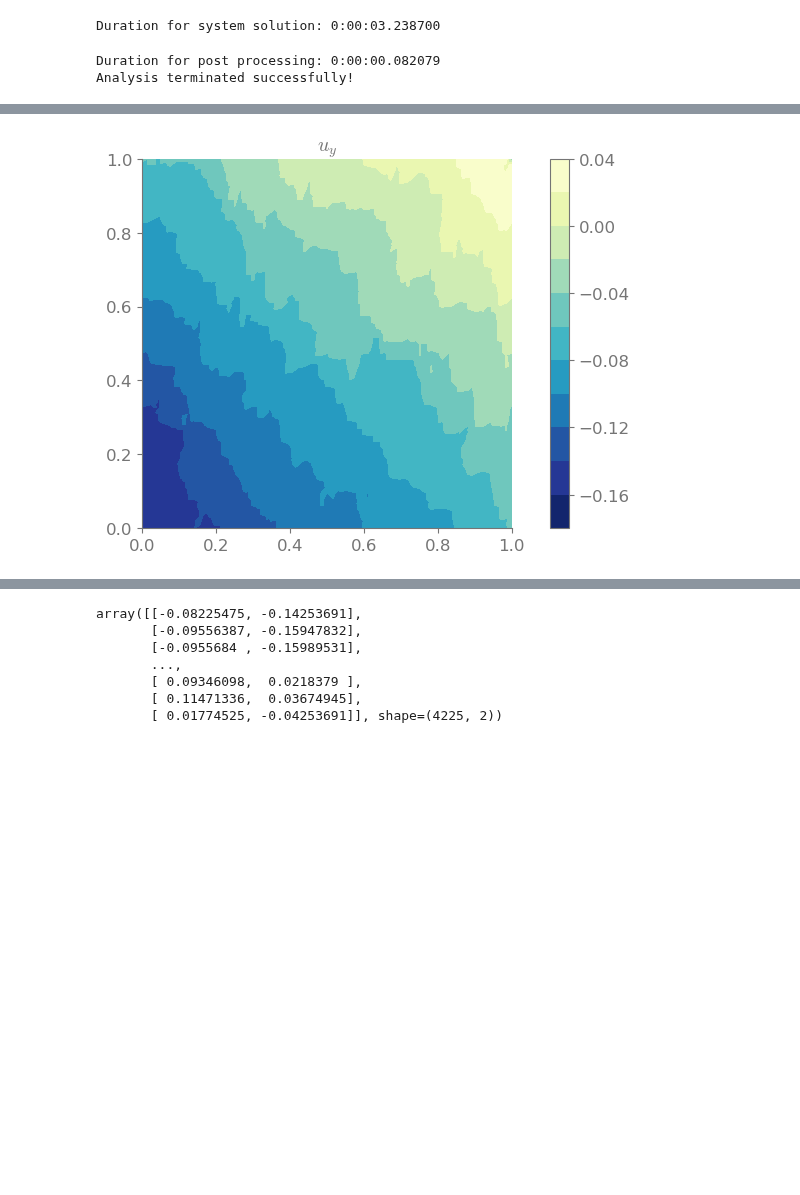
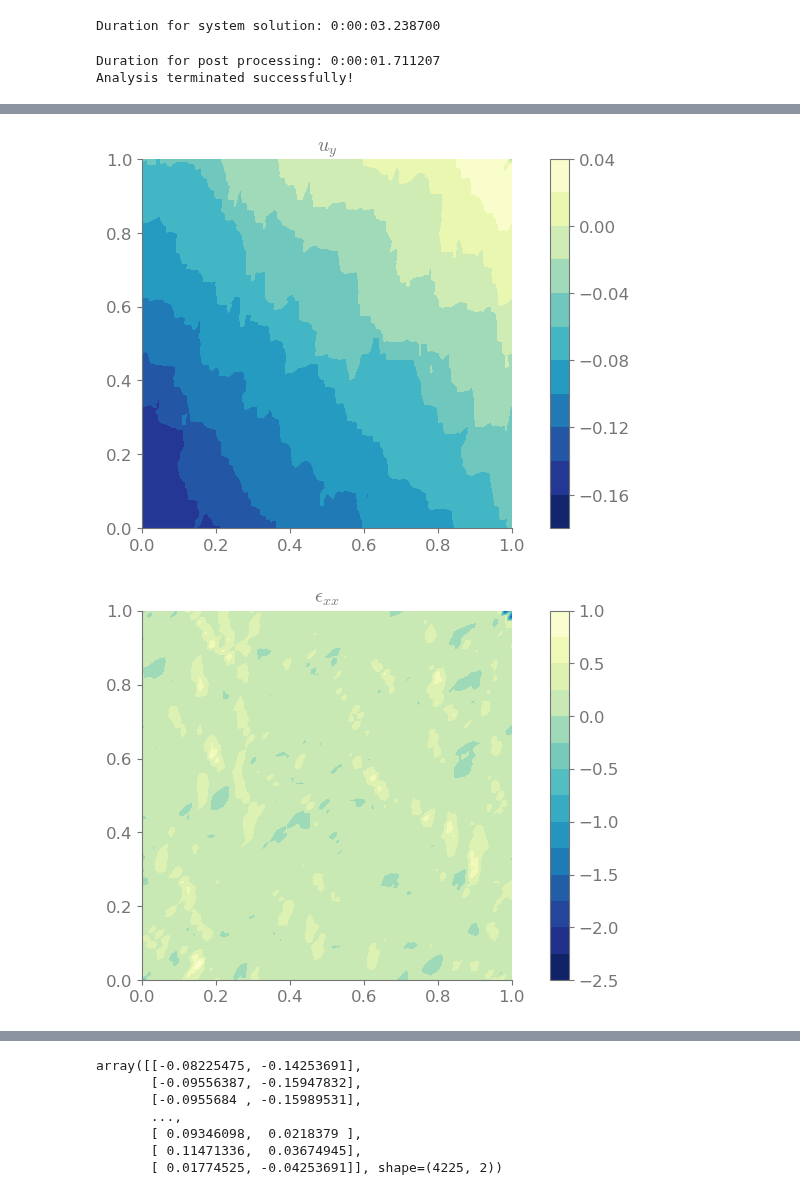
Before and after one commit to Semillero-Mecanica-Aplicada/proyecto2025, a Jupyter notebook: Fem/fem_periodic_constraints.ipynb, the cells around one changed output, grey strips where cells are left out. Drawn from its saved outputs; the diff is of its cells as text; code cells hidden in the pictures; blank space fills up the shorter version.

Commit message:
Añadidos los plots para esfuerzos y deformaciones unitarias

```diff
--- a/Fem/fem_periodic_constraints.ipynb
+++ b/Fem/fem_periodic_constraints.ipynb
@@ -278,16 +278,17 @@ Duration for system solution: 0:00:03.238700
 # %%
 # Post-processing
 start_time = datetime.now()
 disp_complete = pos.complete_disp(bc_array, nodes, disp)
-strain_nodes, stress_nodes = None, None
-
+strain_nodes, stress_nodes = pos.strain_nodes(nodes, elements, mats,
+                                            disp_complete)
 pos.fields_plot(elements, nodes, disp_complete, E_nodes=strain_nodes,
                 S_nodes=stress_nodes)
 end_time = datetime.now()
 print('Duration for post processing: {}'.format(end_time - start_time))
 print('Analysis terminated successfully!')
 # %% [output]
-Duration for post processing: 0:00:00.082079
+Duration for post processing: 0:00:01.711207
 Analysis terminated successfully!
 [figure]
 [figure]
+[figure, added]
```
Also changed, not shown: parts of 1 cell of this notebook.
